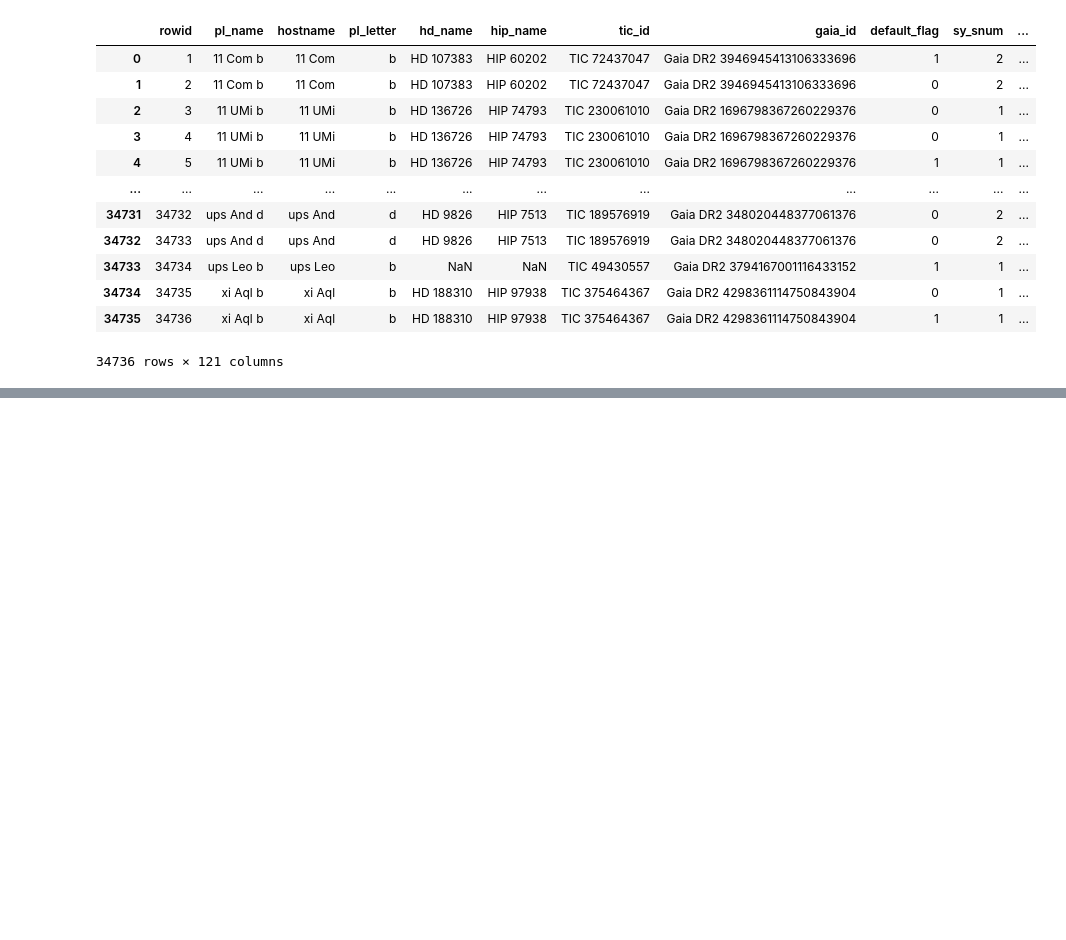
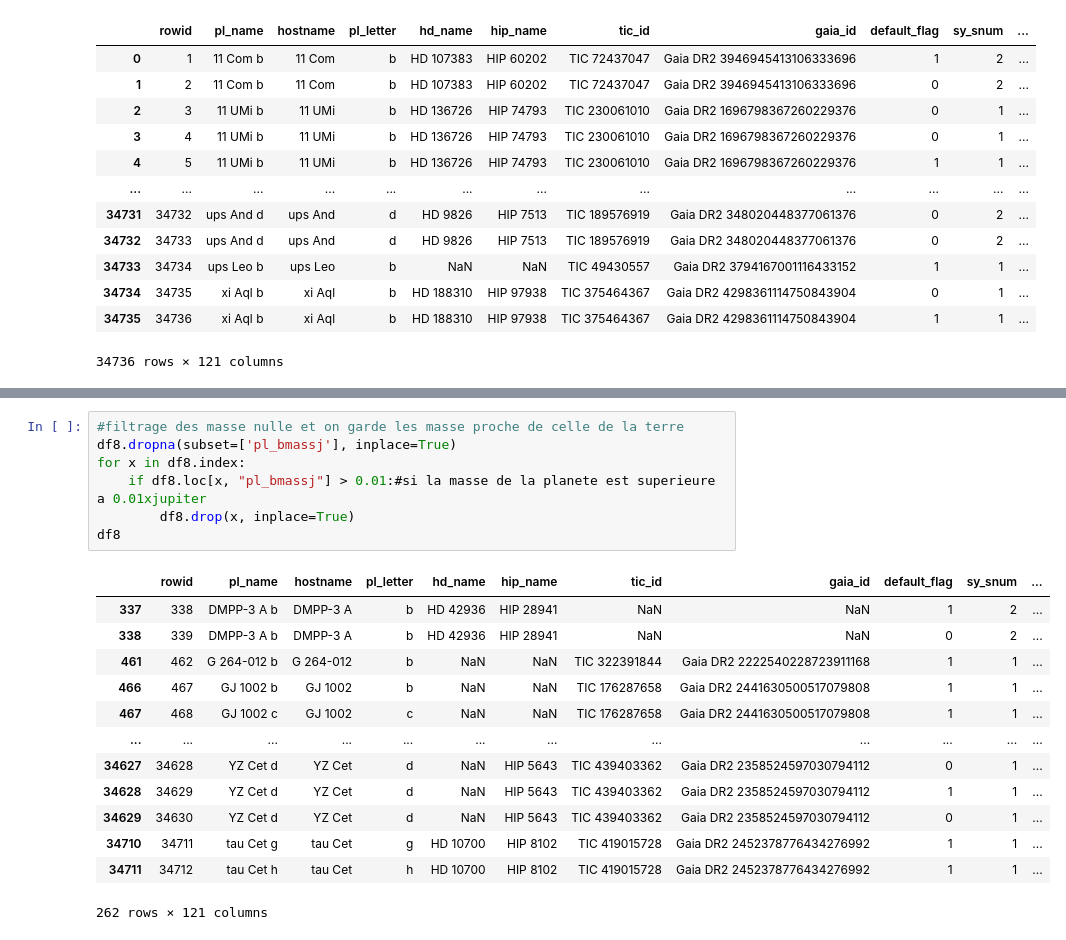
Before and after one commit to miraceti/Python_codes, a Jupyter notebook: pandas/pandas2.ipynb, the cells around one changed output, grey strips where cells are left out. Drawn from its saved outputs; the diff is of its cells as text; blank space fills up the shorter version.

Commit message:
terre1

```diff
--- a/pandas/pandas2.ipynb
+++ b/pandas/pandas2.ipynb
@@ -154,0 +169,21 @@ df8.loc[0:100]
+# %%
+#filtrage des masse nulle et on garde les masse proche de celle de la terre
+df8.dropna(subset=['pl_bmassj'], inplace=True)
+for x in df8.index:
+    if df8.loc[x, "pl_bmassj"] > 0.01:#si la masse de la planete est superieure a 0.01xjupiter
+        df8.drop(x, inplace=True)
+df8
+# %% [output]
+|  | rowid | pl_name | hostname | pl_letter | hd_name | hip_name | tic_id | gaia_id | default_flag | sy_snum | ... |
+| 337 | 338 | DMPP-3 A b | DMPP-3 A | b | HD 42936 | HIP 28941 | NaN | NaN | 1 | 2 | ... |
+| 338 | 339 | DMPP-3 A b | DMPP-3 A | b | HD 42936 | HIP 28941 | NaN | NaN | 0 | 2 | ... |
+| 461 | 462 | G 264-012 b | G 264-012 | b | NaN | NaN | TIC 322391844 | Gaia DR2 2222540228723911168 | 1 | 1 | ... |
+| 466 | 467 | GJ 1002 b | GJ 1002 | b | NaN | NaN | TIC 176287658 | Gaia DR2 2441630500517079808 | 1 | 1 | ... |
+| 467 | 468 | GJ 1002 c | GJ 1002 | c | NaN | NaN | TIC 176287658 | Gaia DR2 2441630500517079808 | 1 | 1 | ... |
+| ... | ... | ... | ... | ... | ... | ... | ... | ... | ... | ... | ... |
+| 34627 | 34628 | YZ Cet d | YZ Cet | d | NaN | HIP 5643 | TIC 439403362 | Gaia DR2 2358524597030794112 | 0 | 1 | ... |
+| 34628 | 34629 | YZ Cet d | YZ Cet | d | NaN | HIP 5643 | TIC 439403362 | Gaia DR2 2358524597030794112 | 1 | 1 | ... |
+| 34629 | 34630 | YZ Cet d | YZ Cet | d | NaN | HIP 5643 | TIC 439403362 | Gaia DR2 2358524597030794112 | 0 | 1 | ... |
+| 34710 | 34711 | tau Cet g | tau Cet | g | HD 10700 | HIP 8102 | TIC 419015728 | Gaia DR2 2452378776434276992 | 1 | 1 | ... |
+| 34711 | 34712 | tau Cet h | tau Cet | h | HD 10700 | HIP 8102 | TIC 419015728 | Gaia DR2 2452378776434276992 | 1 | 1 | ... |
+262 rows × 121 columns
```
Also changed, not shown: parts of 4 cells of this notebook.
